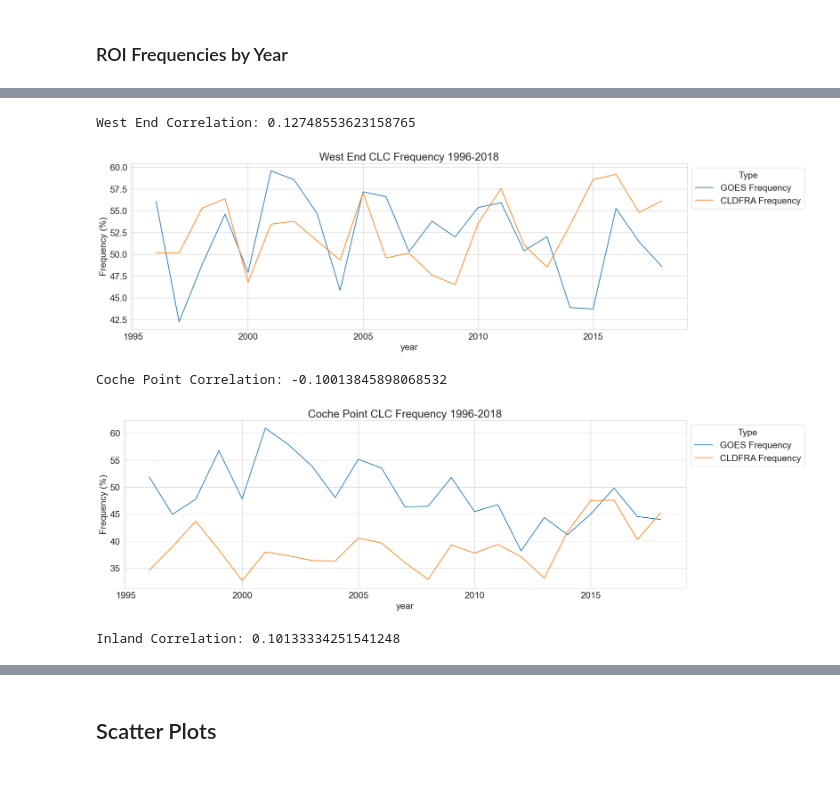
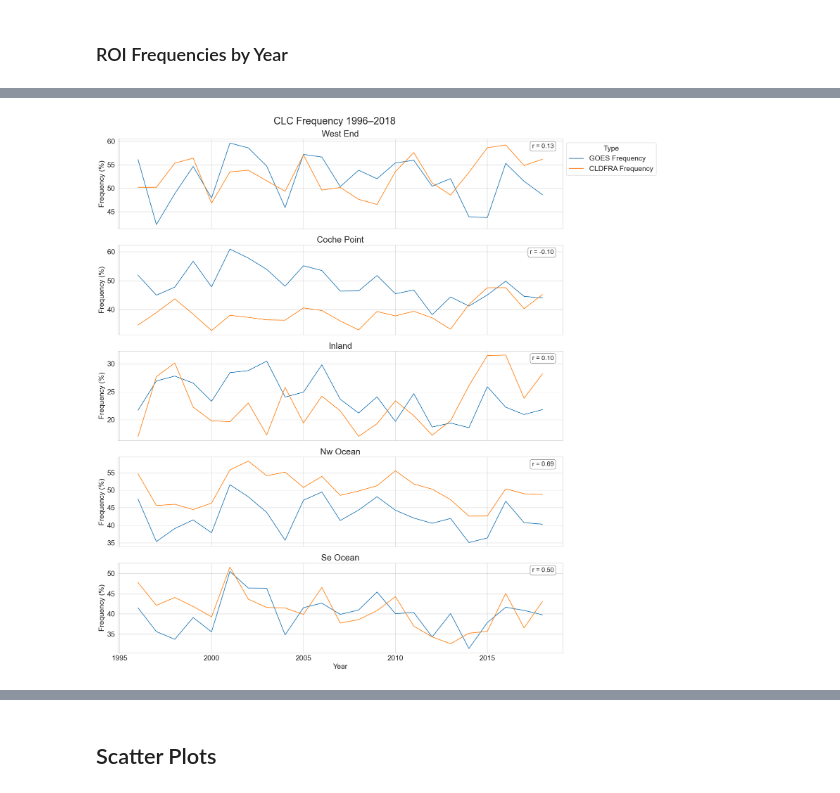
Before and after one commit to UCSB-NRS/sci-wrf-analysis, a Jupyter notebook: notebooks/wrf-goes-low-clouds-cldfra.ipynb, the cells around one changed output, grey strips where cells are left out. Saved outputs shown, nothing was run; the diff lists cells and outputs as text; code cells hidden in the pictures.

```diff
--- a/notebooks/wrf-goes-low-clouds-cldfra.ipynb
+++ b/notebooks/wrf-goes-low-clouds-cldfra.ipynb
@@ -663,6 +603,7 @@ ax.text(0.98, 0.95, f'r = {correlation:.2f}',
         transform=ax.transAxes,
         ha='right', va='top',
         fontsize=16, bbox=dict(boxstyle='round,pad=0.3', facecolor='white', edgecolor='gray'))
+ax.set_ylim(25,50)
 
 
 plt.tight_layout()
@@ -723,6 +664,7 @@ for masked in dict_list:
                 transform=ax.transAxes,
                 ha='right', va='top',
                 fontsize=16, bbox=dict(boxstyle='round,pad=0.3', facecolor='white', edgecolor='gray'))
+        ax.set_ylim(25, 50)
 
 
         plt.tight_layout()
@@ -999,36 +1008,64 @@ stats_df.T
 # %%
 # Get yearly frequencies
 freq_df = get_yearly_freq(clc_ds, site_df)
 
-# Plot ROI mean frequencies by year
-for site in freq_df['site'].unique().tolist():
+# Get unique sites
+sites = freq_df['site'].unique().tolist()
+n_sites = len(sites)
+
+# Plot
+fig, axes = plt.subplots(nrows=n_sites, ncols=1, figsize=(20, 4 * n_sites), sharex=True)
+
+if n_sites == 1:
+    axes = [axes]
+
+for i, site in enumerate(sites):
     site_freq_df = freq_df.loc[freq_df['site'] == site].drop('site', axis=1)
     site_freq_df_long = site_freq_df.melt(id_vars='year', var_name='type', value_name='frequency')
 
-    fig, ax = plt.subplots(figsize=(20, 6))
-    sns.lineplot(data=site_freq_df_long.loc[site_freq_df_long['type'] != 'match_freq'],
-                x='year',
-                y='frequency',
-                hue='type',
-                hue_order=['goes_freq', 'cldfra_freq'],
-                ax=ax)
+    ax = axes[i]
+    sns.lineplot(
+        data=site_freq_df_long.loc[site_freq_df_long['type'] != 'match_freq'],
+        x='year',
+        y='frequency',
+        hue='type',
+        hue_order=['goes_freq', 'cldfra_freq'],
+        ax=ax
+    )
 
-    # Customize legend labels
-    handles, labels = ax.get_legend_handles_labels()
-    custom_labels = ["GOES Frequency", "CLDFRA Frequency"]
-    ax.legend(handles, custom_labels, title="Type", loc='upper left',
-            bbox_to_anchor=(1, 1))
+    if i == 0:
+        handles, labels = ax.get_legend_handles_labels()
+        custom_labels = ["GOES Frequency", "CLDFRA Frequency"]
+        ax.legend(handles, custom_labels, title="Type", loc='upper left', bbox_to_anchor=(1, 1))
+    else:
+        ax.legend().remove()
 
-    site = site.replace("-", " ").title()
-    ax.set(title=f'{site} CLC Frequency {min_year}-{max_year}',
-        xlabel='year',
-        ylabel='Frequency (%)')
+    formatted_site = site.replace("-", " ").title()
+    ax.set(
+        title=f'{formatted_site}',
+        ylabel='Frequency (%)'
+    )
 
-    print(f"{site} Correlation:", np.corrcoef(site_freq_df['goes_freq'], site_freq_df['cldfra_freq'])[0,1])
-    plt.show()
+    # Compute and annotate correlation
+    correlation = np.corrcoef(site_freq_df['goes_freq'], site_freq_df['cldfra_freq'])[0, 1]
+    ax.text(
+        0.98, 0.95, f'r = {correlation:.2f}',
+        transform=ax.transAxes,
+        ha='right', va='top',
+        fontsize=16,
+        bbox=dict(boxstyle='round,pad=0.3', facecolor='white', edgecolor='gray')
+    )
+
+# Common x-axis label
+axes[-1].set_xlabel('Year')
+
+# Layout
+plt.suptitle(
+    f'CLC Frequency {site_freq_df["year"].min()}–{site_freq_df["year"].max()}',
+    x=0.425,
+    fontsize=25
+)
+plt.tight_layout()
+plt.show()
 # %% [output]
-West End Correlation: 0.12748553623158765
-[figure, old version]
+[figure, new version]
-Coche Point Correlation: -0.10013845898068532
-[figure, removed]
-Inland Correlation: 0.10133334251541248
```
Also changed, not shown: parts of 19 cells of this notebook, 6 other files.
